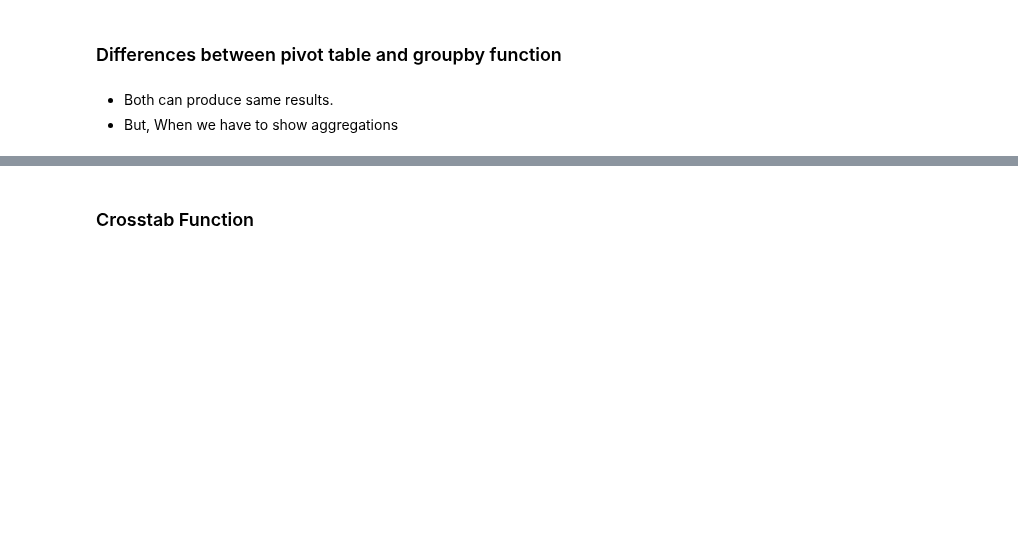
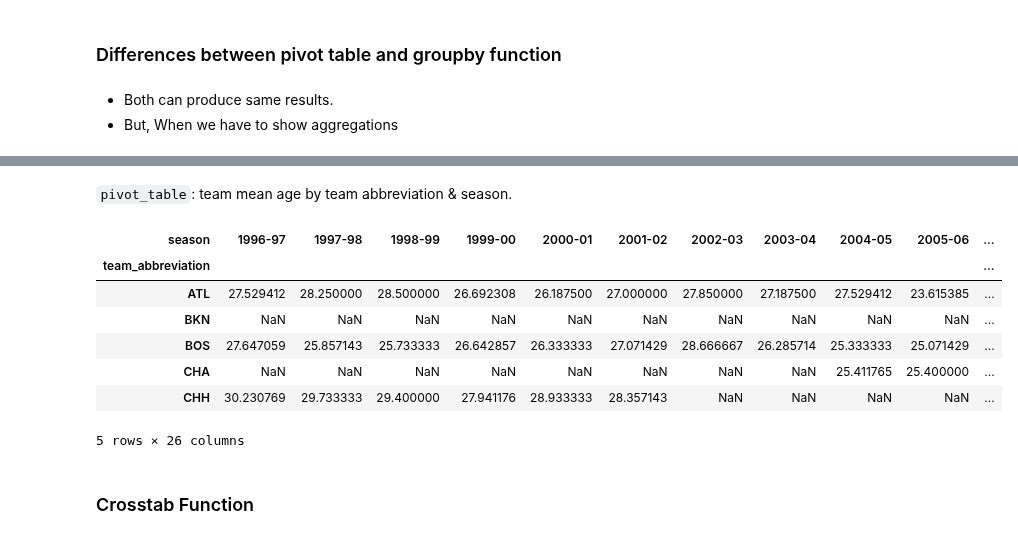
Before and after one commit to Ironhack-data-bcn-oct-2022/lectures, a Jupyter notebook: week-2/3-intro-pandas.ipynb, the cells around one changed output, grey strips where cells are left out. Drawn from its saved outputs; the diff is of its cells as text; code cells hidden in the pictures; blank space fills up the shorter version.

```diff
--- a/week-2/3-intro-pandas.ipynb
+++ b/week-2/3-intro-pandas.ipynb
@@ -2382,3 +2382,6 @@ df.pivot_table(values = ['MonthlyRate','DailyRate'],
 # %% [markdown]
 * Both can produce same results.
 * But, When we  have to show aggregations
+# %%
+df = pd.read_csv("../datasets/nba.csv")
+df.head()
@@ -2385,3 +2408,19 @@ df.pivot_table(values = ['MonthlyRate','DailyRate'],
+# %% [markdown]
+`pivot_table`: team mean age by team abbreviation & season.
+# %%
+df.pivot_table(index = "team_abbreviation",
+              columns = "season",
+              values = "age",
+              aggfunc = "mean").head()
+# %% [output]
+| season | 1996-97 | 1997-98 | 1998-99 | 1999-00 | 2000-01 | 2001-02 | 2002-03 | 2003-04 | 2004-05 | 2005-06 | ... |
+| team_abbreviation |  |  |  |  |  |  |  |  |  |  | ... |
+| ATL | 27.529412 | 28.250000 | 28.500000 | 26.692308 | 26.187500 | 27.000000 | 27.850000 | 27.187500 | 27.529412 | 23.615385 | ... |
+| BKN | NaN | NaN | NaN | NaN | NaN | NaN | NaN | NaN | NaN | NaN | ... |
+| BOS | 27.647059 | 25.857143 | 25.733333 | 26.642857 | 26.333333 | 27.071429 | 28.666667 | 26.285714 | 25.333333 | 25.071429 | ... |
+| CHA | NaN | NaN | NaN | NaN | NaN | NaN | NaN | NaN | 25.411765 | 25.400000 | ... |
+| CHH | 30.230769 | 29.733333 | 29.400000 | 27.941176 | 28.933333 | 28.357143 | NaN | NaN | NaN | NaN | ... |
+5 rows × 26 columns
 # %% [markdown]
 ### Crosstab Function
 # %% [markdown]
```
Also changed, not shown: parts of 36 cells of this notebook.
